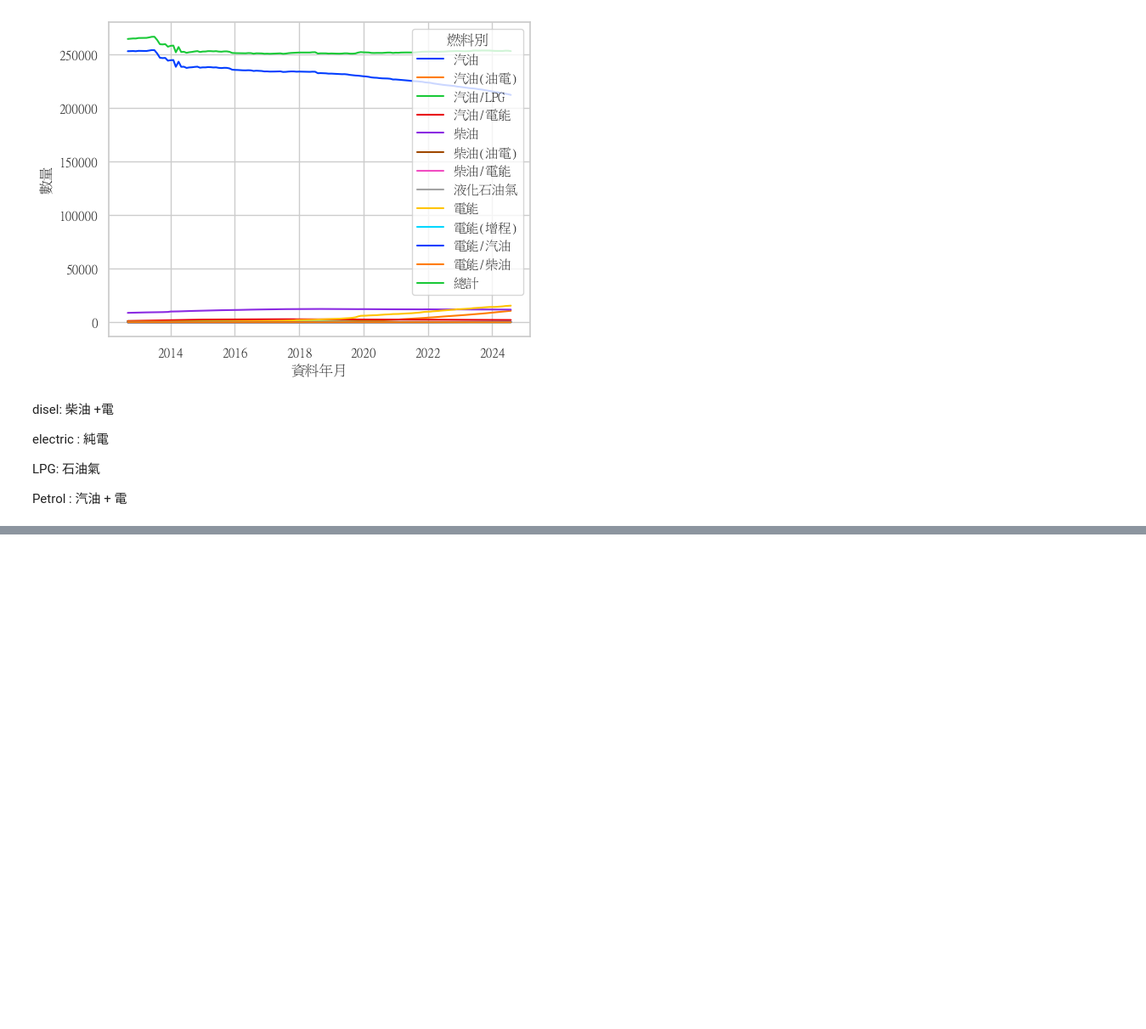
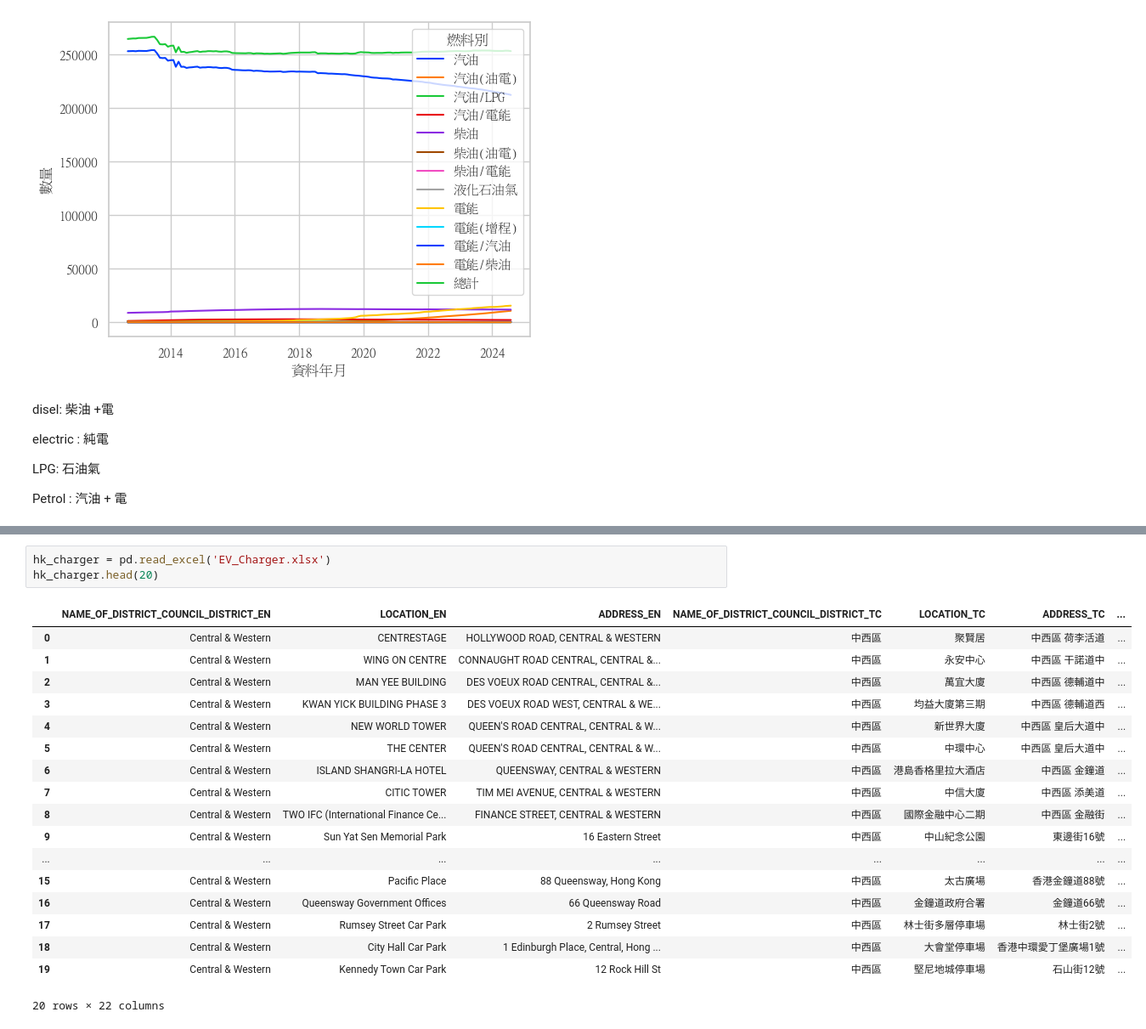
Before and after one commit to lilyleungch/erbscope99, a Jupyter notebook: data_cleansing/data_ploting.ipynb, the cells around one changed output, grey strips where cells are left out. Shown at 85% size. Cells and saved outputs as stored; diff of their text form; blank space fills up the shorter version.

```diff
--- a/data_cleansing/data_ploting.ipynb
+++ b/data_cleansing/data_ploting.ipynb
@@ -181,0 +305,22 @@ ax_middle.plot(taipei_sales.index, taipei_sales['數量'], taipei_sales['燃料
+# %%
+hk_charger = pd.read_excel('EV_Charger.xlsx')
+hk_charger.head(20)
+# %% [output]
+|  | NAME_OF_DISTRICT_COUNCIL_DISTRICT_EN | LOCATION_EN | ADDRESS_EN | NAME_OF_DISTRICT_COUNCIL_DISTRICT_TC | LOCATION_TC | ADDRESS_TC | ... |
+| 0 | Central & Western | CENTRESTAGE | HOLLYWOOD ROAD, CENTRAL & WESTERN | 中西區 | 聚賢居 | 中西區 荷李活道 | ... |
+| 1 | Central & Western | WING ON CENTRE | CONNAUGHT ROAD CENTRAL, CENTRAL &... | 中西區 | 永安中心 | 中西區 干諾道中 | ... |
+| 2 | Central & Western | MAN YEE BUILDING | DES VOEUX ROAD CENTRAL, CENTRAL &... | 中西區 | 萬宜大廈 | 中西區 德輔道中 | ... |
+| 3 | Central & Western | KWAN YICK BUILDING PHASE 3 | DES VOEUX ROAD WEST, CENTRAL & WE... | 中西區 | 均益大廈第三期 | 中西區 德輔道西 | ... |
+| 4 | Central & Western | NEW WORLD TOWER | QUEEN'S ROAD CENTRAL, CENTRAL & W... | 中西區 | 新世界大廈 | 中西區 皇后大道中 | ... |
+| 5 | Central & Western | THE CENTER | QUEEN'S ROAD CENTRAL, CENTRAL & W... | 中西區 | 中環中心 | 中西區 皇后大道中 | ... |
+| 6 | Central & Western | ISLAND SHANGRI-LA HOTEL | QUEENSWAY, CENTRAL & WESTERN | 中西區 | 港島香格里拉大酒店 | 中西區 金鐘道 | ... |
+| 7 | Central & Western | CITIC TOWER | TIM MEI AVENUE, CENTRAL & WESTERN | 中西區 | 中信大廈 | 中西區 添美道 | ... |
+| 8 | Central & Western | TWO IFC (International Finance Ce... | FINANCE STREET, CENTRAL & WESTERN | 中西區 | 國際金融中心二期 | 中西區 金融街 | ... |
+| 9 | Central & Western | Sun Yat Sen Memorial Park | 16 Eastern Street | 中西區 | 中山紀念公園 | 東邊街16號 | ... |
+| ... | ... | ... | ... | ... | ... | ... | ... |
+| 15 | Central & Western | Pacific Place | 88 Queensway, Hong Kong | 中西區 | 太古廣場 | 香港金鐘道88號 | ... |
+| 16 | Central & Western | Queensway Government Offices | 66 Queensway Road | 中西區 | 金鐘道政府合署 | 金鐘道66號 | ... |
+| 17 | Central & Western | Rumsey Street Car Park | 2 Rumsey Street | 中西區 | 林士街多層停車場 | 林士街2號 | ... |
+| 18 | Central & Western | City Hall Car Park | 1 Edinburgh Place, Central, Hong ... | 中西區 | 大會堂停車場 | 香港中環愛丁堡廣場1號 | ... |
+| 19 | Central & Western | Kennedy Town Car Park | 12 Rock Hill St | 中西區 | 堅尼地城停車場 | 石山街12號 | ... |
+20 rows × 22 columns
```
Also changed, not shown: parts of 12 cells of this notebook, 1 other file.
